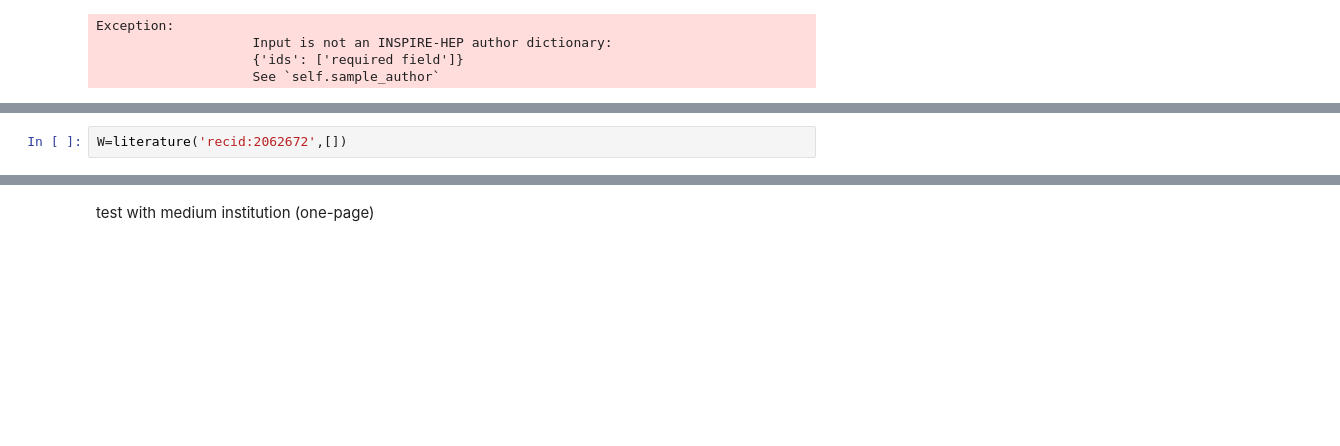
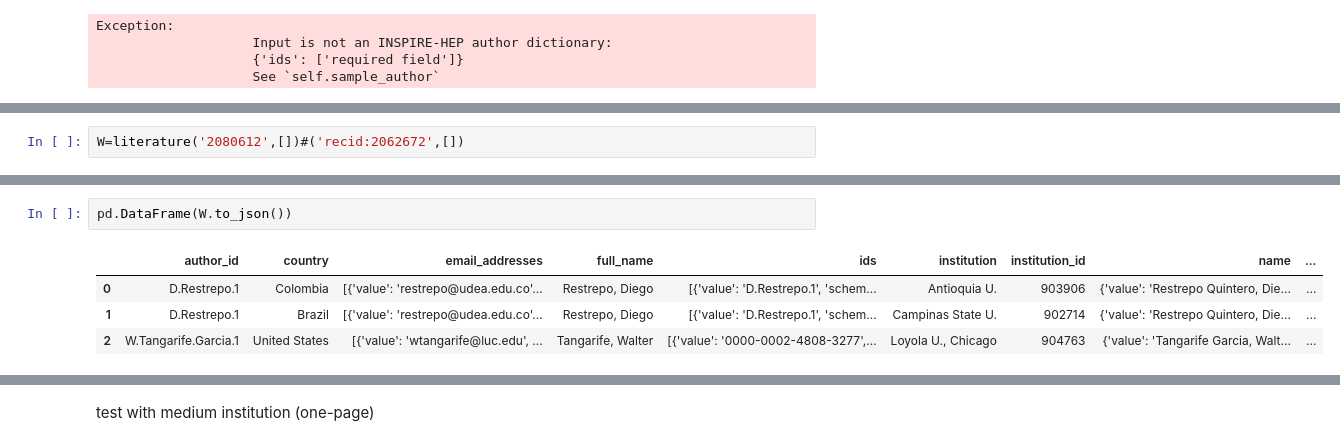
Before and after one commit to restrepo/inspire, a Jupyter notebook: INSPIREHEP.ipynb, the cells around one changed output, grey strips where cells are left out. Saved outputs shown, nothing was run; the diff lists cells and outputs as text; blank space fills up the shorter version.

```diff
--- a/INSPIREHEP.ipynb
+++ b/INSPIREHEP.ipynb
@@ -528,2 +557,2 @@ Exception:
 # %%
-W=literature('recid:2062672',[])
+W=literature('2080612',[])#('recid:2062672',[])
@@ -541,0 +566,7 @@ Exception:
+# %%
+pd.DataFrame(W.to_json())
+# %% [output]
+|  | author_id | country | email_addresses | full_name | ids | institution | institution_id | name | ... |
+| 0 | D.Restrepo.1 | Colombia | [{'value': 'restrepo@udea.edu.co'... | Restrepo, Diego | [{'value': 'D.Restrepo.1', 'schem... | Antioquia U. | 903906 | {'value': 'Restrepo Quintero, Die... | ... |
+| 1 | D.Restrepo.1 | Brazil | [{'value': 'restrepo@udea.edu.co'... | Restrepo, Diego | [{'value': 'D.Restrepo.1', 'schem... | Campinas State U. | 902714 | {'value': 'Restrepo Quintero, Die... | ... |
+| 2 | W.Tangarife.Garcia.1 | United States | [{'value': 'wtangarife@luc.edu', ... | Tangarife, Walter | [{'value': '0000-0002-4808-3277',... | Loyola U., Chicago | 904763 | {'value': 'Tangarife Garcia, Walt... | ... |
```
Also changed, not shown: parts of 11 cells of this notebook.
